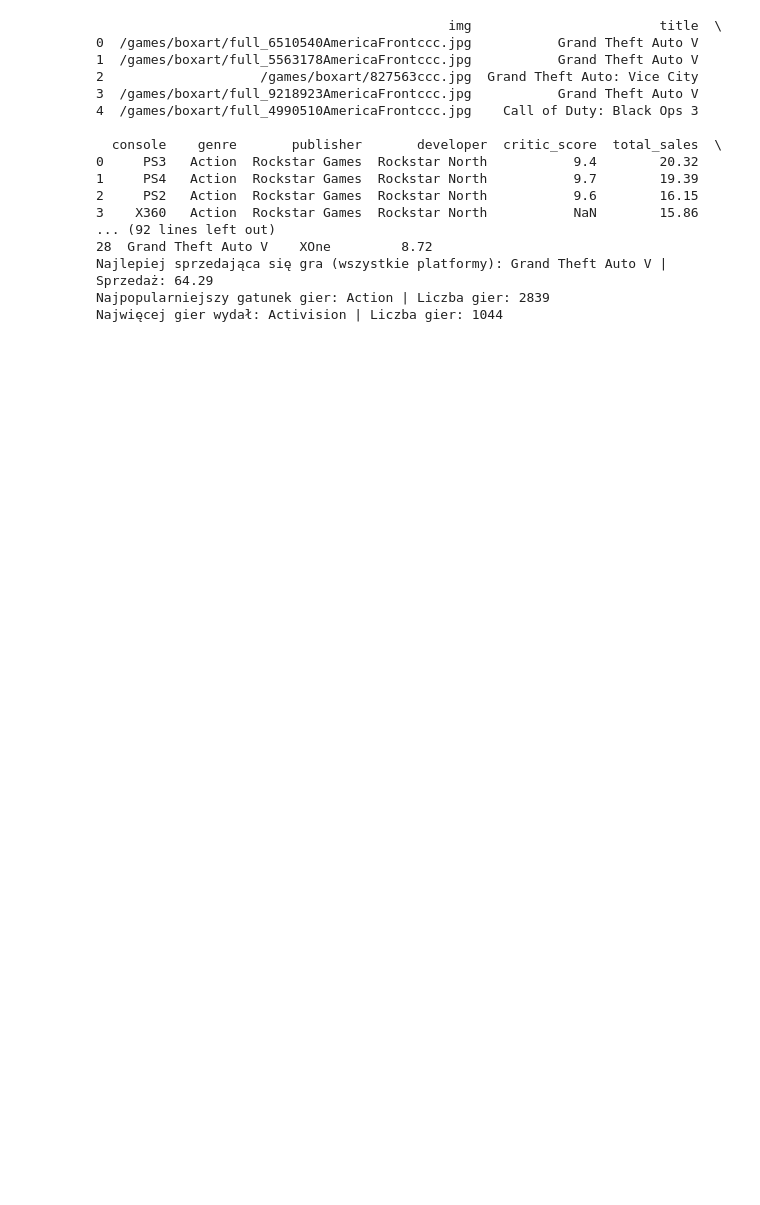
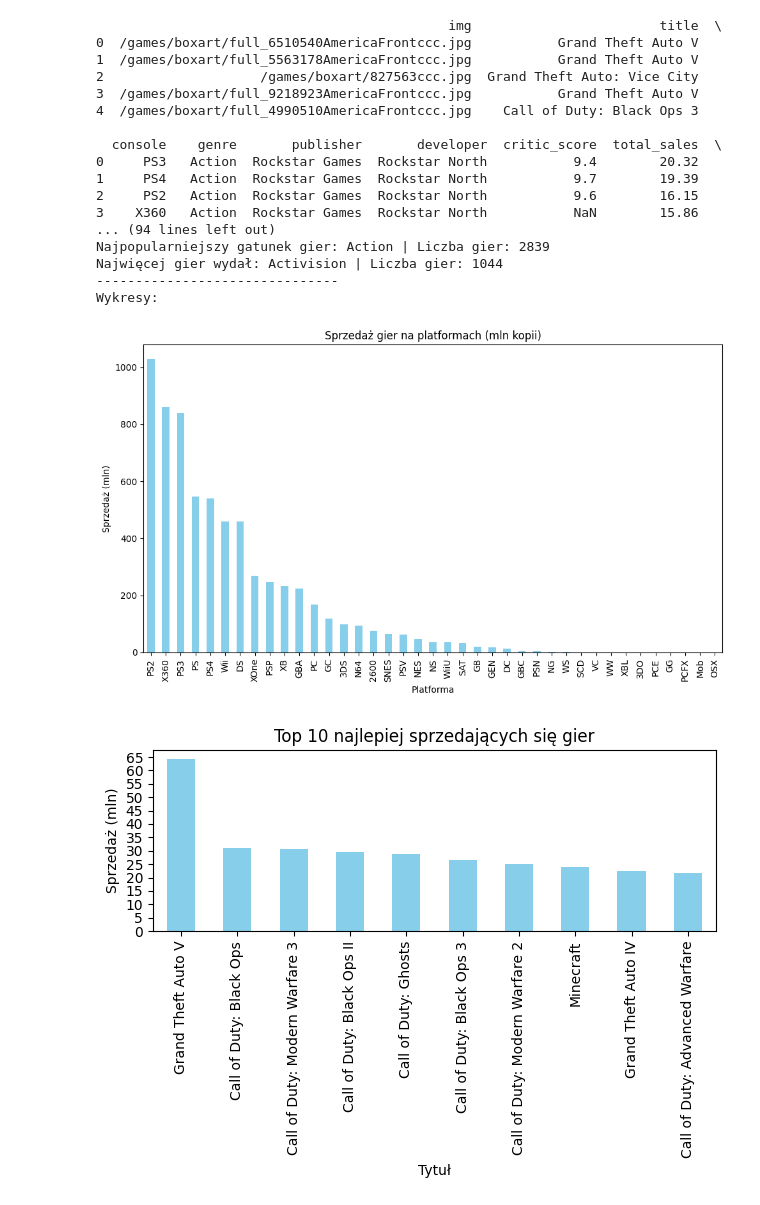
Before and after one commit to M3T1X1/Video_games_analytic_system, a Jupyter notebook: data_analysis/eda.ipynb, the cells around one changed output. Saved outputs shown, nothing was run; the diff lists cells and outputs as text; code cells hidden in the pictures; blank space fills up the shorter version.

Commit message:
feat: add basic plots

```diff
--- a/data_analysis/eda.ipynb
+++ b/data_analysis/eda.ipynb
@@ -1,10 +1,10 @@
 # %%
 import pandas as pd
+import matplotlib.pyplot as plt
+import matplotlib.ticker as ticker
 
-# Wczytanie pliku CSV
 data = pd.read_csv('vgchartz-2024.csv')
 
-# Podstawowa eksploracja
 print(data.head())
 print(data.info())
 print(data.describe())
@@ -40,33 +40,67 @@ genre_counts = data_clean['genre'].value_counts()
 
 # Najpopularniejszy gatunek i jego liczba wystąpień
 top_genre = genre_counts.idxmax()
 top_genre_count = genre_counts.max()
 
 print(f"Najpopularniejszy gatunek gier: {top_genre} | Liczba gier: {top_genre_count}")
 
 # Liczba gier wydanych przez każdego wydawcę
 publisher_counts = data_clean['publisher'].value_counts()
 
 # Wydawca z największą liczbą gier
 top_publisher = publisher_counts.idxmax()
 top_publisher_count = publisher_counts.max()
 
 print(f"Najwięcej gier wydał: {top_publisher} | Liczba gier: {top_publisher_count}")
+
+print("-------------------------------")
+print("Wykresy:")
+
+# Sprzedaż gier na poszczególnych konsolach
+platform_sales = data_clean.groupby('console')['total_sales'].sum().sort_values(ascending=False)
+
+plt.figure(figsize=(10,6))
+platform_sales.plot(kind='bar', color='skyblue')
+plt.title('Sprzedaż gier na platformach (mln kopii)')
+plt.xlabel('Platforma')
+plt.ylabel('Sprzedaż (mln)')
+plt.tight_layout()
+plt.show()
+
+# Top 10 najlepiej sprzedających się gier
+top_games = data_clean.groupby('title')['total_sales'].sum().sort_values(ascending=False).head(10)
+ax = top_games.plot(kind='bar', color='skyblue')
+plt.title('Top 10 najlepiej sprzedających się gier')
+plt.xlabel('Tytuł')
+plt.ylabel('Sprzedaż (mln)')
+ax.yaxis.set_major_locator(ticker.MultipleLocator(5))
+plt.tight_layout()
+plt.show()
+
+genre_counts = data_clean['genre'].value_counts().head(10)
+genre_counts.plot(kind='bar', color='skyblue')
+plt.title('Najpopularniejsze gatunki gier')
+plt.xlabel('Gatunek')
+plt.ylabel('Liczba gier')
+plt.tight_layout()
+plt.show()
 # %% [output]
                                              img                        title  \
 0  /games/boxart/full_6510540AmericaFrontccc.jpg           Grand Theft Auto V
 1  /games/boxart/full_5563178AmericaFrontccc.jpg           Grand Theft Auto V
 2                    /games/boxart/827563ccc.jpg  Grand Theft Auto: Vice City
 3  /games/boxart/full_9218923AmericaFrontccc.jpg           Grand Theft Auto V
 4  /games/boxart/full_4990510AmericaFrontccc.jpg    Call of Duty: Black Ops 3
 
   console    genre       publisher       developer  critic_score  total_sales  \
 0     PS3   Action  Rockstar Games  Rockstar North           9.4        20.32
 1     PS4   Action  Rockstar Games  Rockstar North           9.7        19.39
 2     PS2   Action  Rockstar Games  Rockstar North           9.6        16.15
 3    X360   Action  Rockstar Games  Rockstar North           NaN        15.86
-... (92 lines left out)
-28  Grand Theft Auto V    XOne         8.72
-Najlepiej sprzedająca się gra (wszystkie platformy): Grand Theft Auto V | Sprzedaż: 64.29
+... (94 lines left out)
 Najpopularniejszy gatunek gier: Action | Liczba gier: 2839
 Najwięcej gier wydał: Activision | Liczba gier: 1044
+-------------------------------
+Wykresy:
+[figure, added]
+[figure, added]
```
Also changed, not shown: parts of 1 cell of this notebook.
